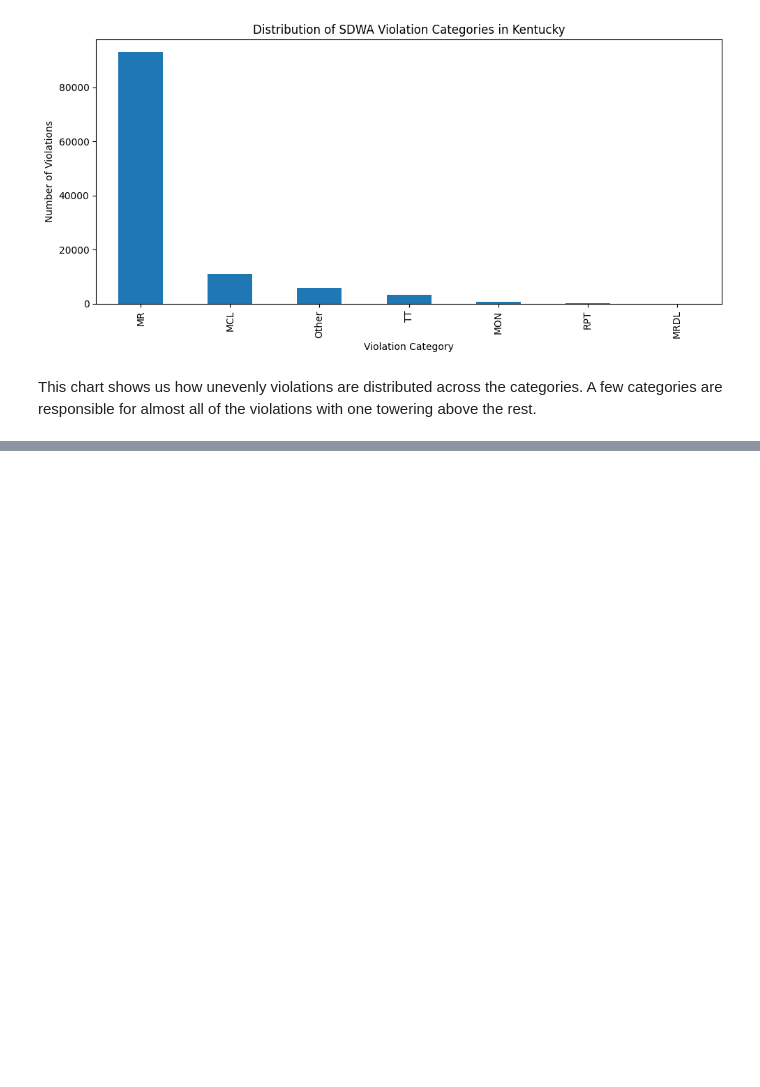
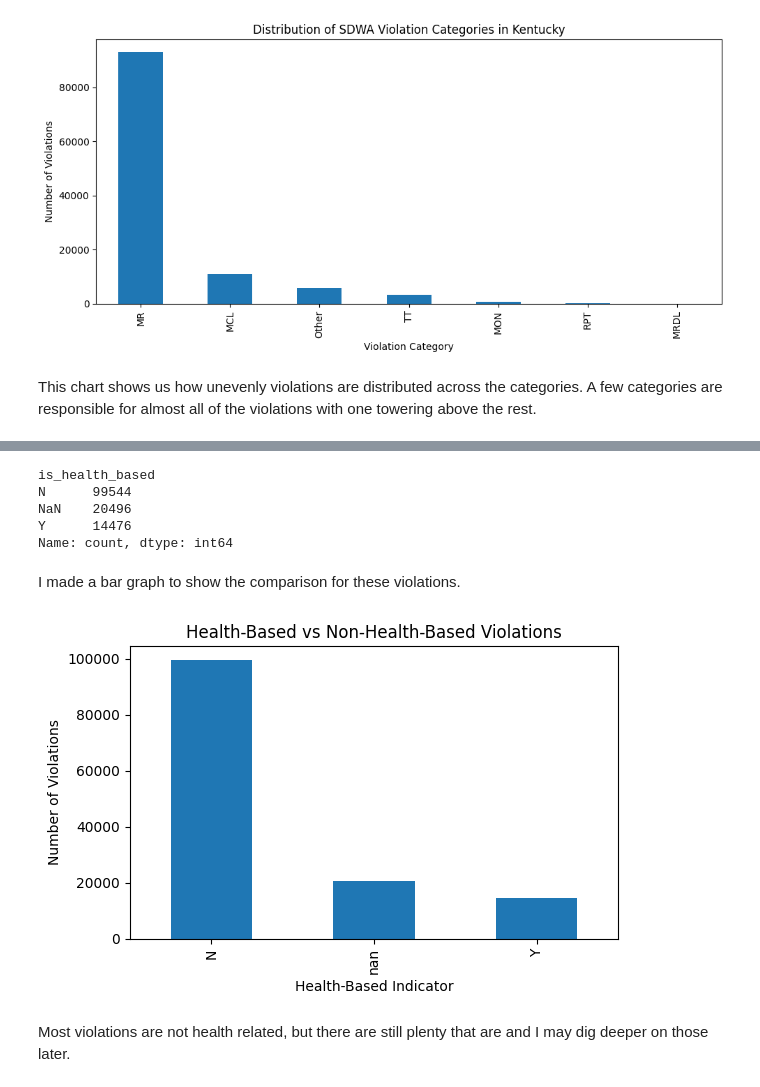
Before and after one commit to amydaniel24/kentucky_water_quality_analysis, a Jupyter notebook: notebooks/keystone_water_ky.ipynb, the cells around one changed output, grey strips where cells are left out. Saved outputs shown, nothing was run; the diff lists cells and outputs as text; code cells hidden in the pictures; blank space fills up the shorter version.

Commit message:
bar chart and line graph looking at health based and violations over time

```diff
--- a/notebooks/keystone_water_ky.ipynb
+++ b/notebooks/keystone_water_ky.ipynb
@@ -399,0 +404,22 @@ This chart shows us how unevenly violations are distributed across the categorie
+# %%
+health_counts = violations["is_health_based"].value_counts(dropna=False)
+health_counts
+# %% [output]
+is_health_based
+N      99544
+NaN    20496
+Y      14476
+Name: count, dtype: int64
+# %% [markdown]
+I made a bar graph to show the comparison for these violations.
+# %%
+health_counts.plot(kind="bar", figsize=(6, 4))
+plt.title("Health-Based vs Non-Health-Based Violations")
+plt.xlabel("Health-Based Indicator")
+plt.ylabel("Number of Violations")
+plt.tight_layout()
+plt.show()
+# %% [output]
+[figure, added]
+# %% [markdown]
+Most violations are not health related, but there are still plenty that are and I may dig deeper on those later.
```
Also changed, not shown: parts of 9 cells of this notebook.
